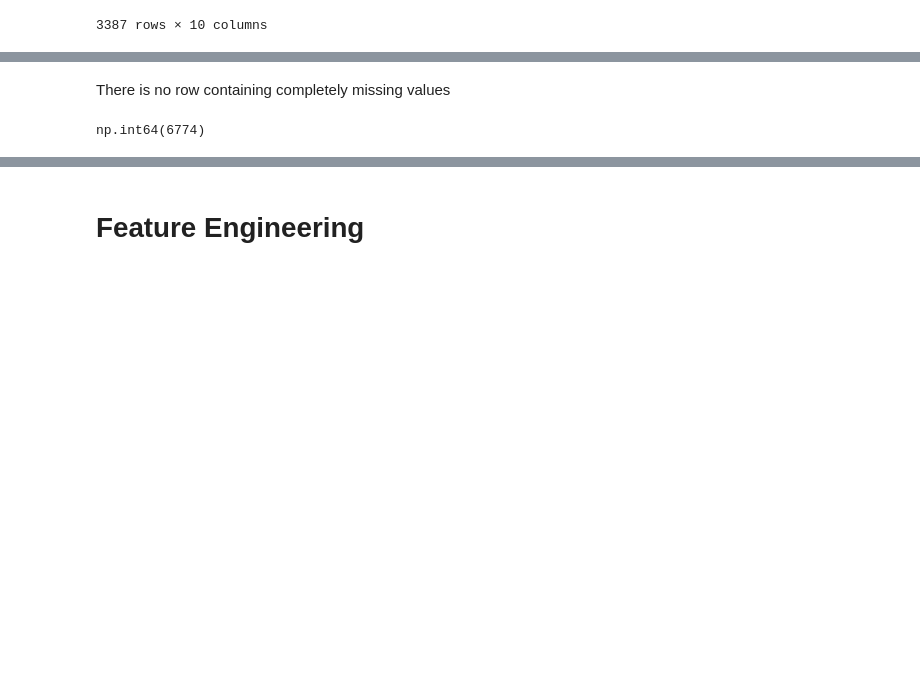
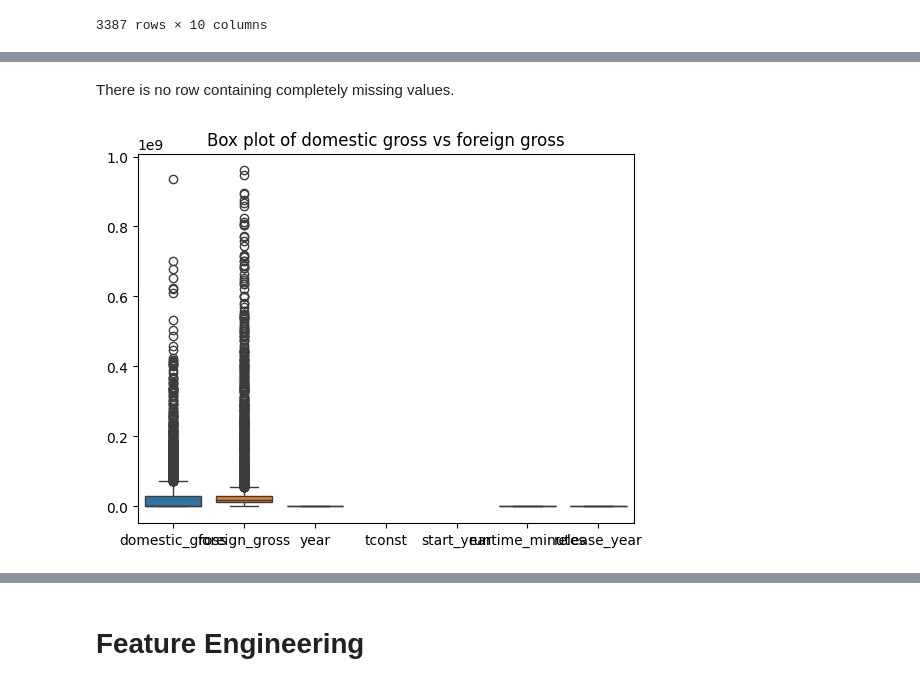
Before and after one commit to Ella244-18/phase-1-project, a Jupyter notebook: student.ipynb, the cells around one changed output, grey strips where cells are left out. Drawn from its saved outputs; the diff is of its cells as text; code cells hidden in the pictures; blank space fills up the shorter version.

```diff
--- a/student.ipynb
+++ b/student.ipynb
@@ -483,0 +501,3 @@ dtype: int64
+# %%
+combined_df.drop(columns= ['start_year'], inplace=True)
+combined_df
@@ -536,7 +584,9 @@ combined_df
 # %% [markdown]
-There is no row containing completely missing values
+There is no row containing completely missing values.
-# %%
-# Finding the total number of missing values in the entire dataframe
-combined_df.isnull().sum().sum()
-# %% [output]
-np.int64(6774)
+# %%
+#Checking for outliers using seaborn
+sns.boxplot(data=combined_df)
+plt.title('Box plot of domestic gross vs foreign gross')
+plt.show()
+# %% [output]
+[figure, added]
```
Also changed, not shown: parts of 10 cells of this notebook.
